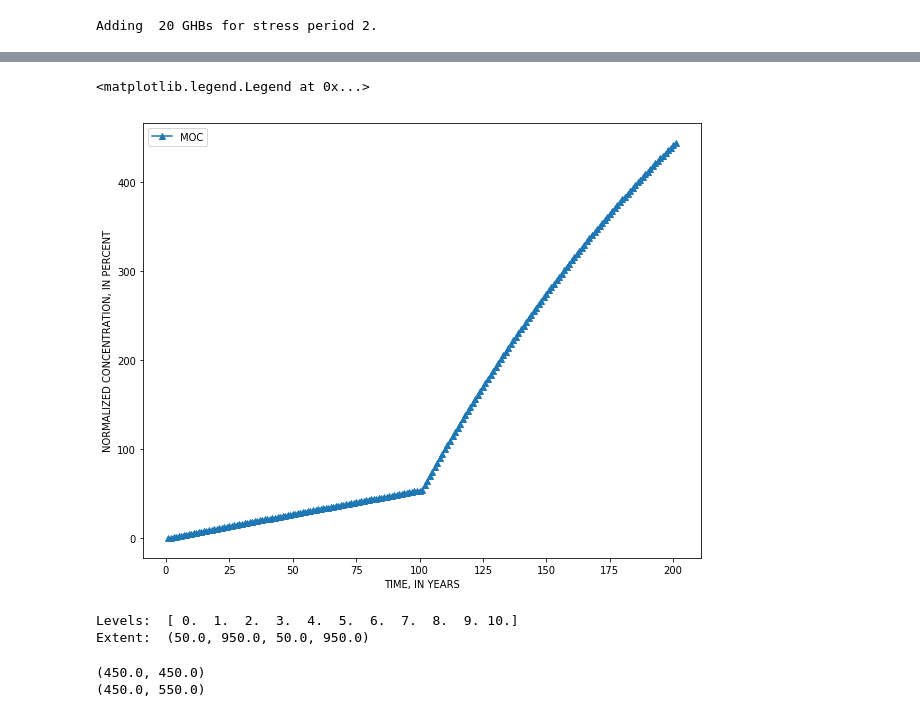
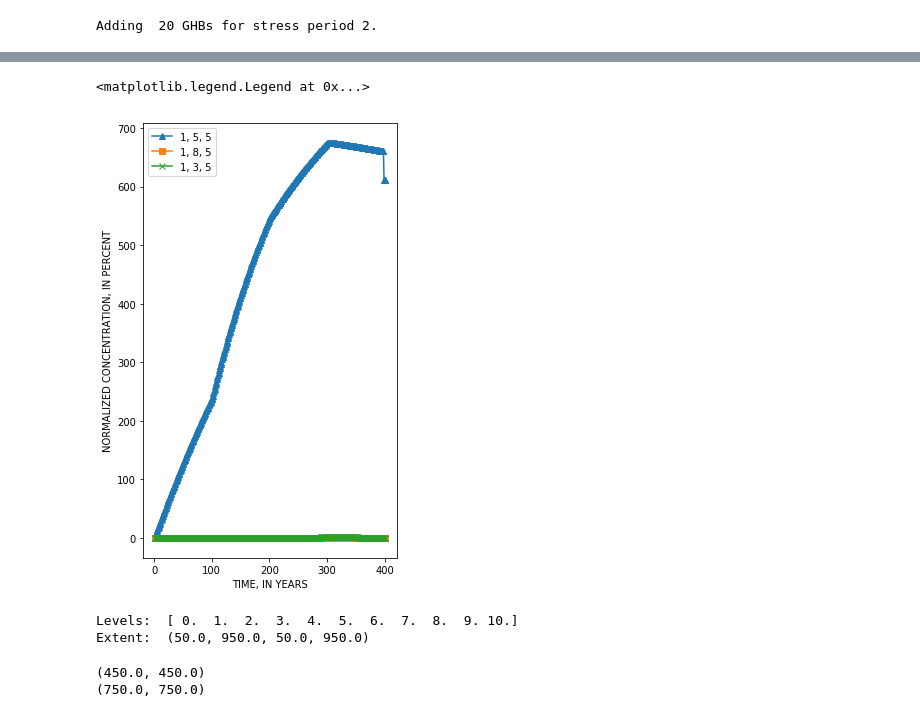
Before and after one commit to chelspeters7/DelawareStream, a Jupyter notebook: FloPy/Tutorial 02 with MT3DMS.ipynb, the cells around one changed output, grey strips where cells are left out. Drawn from its saved outputs; the diff is of its cells as text; code cells hidden in the pictures.

Commit message:
FloPy scripting for Tutorial 2

```diff
--- a/FloPy/Tutorial 02 with MT3DMS.ipynb
+++ b/FloPy/Tutorial 02 with MT3DMS.ipynb
@@ -16,8 +16,7 @@ wspath = 'D:/Chelsea/Projects/DelawareStream/FloPy/Tutorial02wMT3DMS/'
 if not os.path.exists(ws): #make sure workspace directory exists
     os.makedirs(ws)
 name = 'Tutorial02wMT3DMS'
-modelname = 'Tutorial02wMT3DMS'
-exe_name = os.path.abspath('D:/Chelsea/Projects/DelawareStream/Script/Executables/mf2005')
+exe_name_mf = os.path.abspath('D:/Chelsea/Projects/DelawareStream/Script/Executables/mf2005')
 exe_name_mt = os.path.abspath('D:/Chelsea/Projects/DelawareStream/Script/Executables/mt3dms')
 # %%
 # Model domain and grid definition
@@ -53,12 +55,11 @@ steady = [True, False, False] #transient or steady state
 # %%
 # FloPy objects
-mf = flopy.modflow.Modflow(modelname=name, model_ws=ws, exe_name=exe_name)
+mf = flopy.modflow.Modflow(modelname=name, model_ws=ws, exe_name=exe_name_mf)
 # Creates Discretization File, which gives (1) the number of rows, columns and layers, (2) the cell sizes,
 # (3) the presence of Quasi-3D confining beds, and (4) the time discretization.
 dis = flopy.modflow.ModflowDis(mf, nlay, nrow, ncol, delr=delr, delc=delc,
                                top=ztop, botm=botm[1:], #ony takes the bottom... excludes the top elevation
-                               nper=nper, perlen=perlen, nstp=nstp,
-                               steady=steady)
+                               nper=nper, perlen=perlen, nstp=nstp, steady=steady)
 bas = flopy.modflow.ModflowBas(mf, ibound=ibound, strt=strt)
 # The Layer-Property Flow package is used to specify properties controlling flow between cells.
 # Ipakcb - A flag that is used to determine if cell-by-cell budget data should be saved. If ipakcb is non-zero cell-by-cell
@@ -203,5 +207,5 @@ mt.write_input()
 fname = os.path.join(wspath+'MT3D001.UCN')
 #if os.path.isfile(fname):
 #    os.remove(fname)
-mt.run_model(silent=True, pause=False, report=True, normal_msg = 'normal termination')
+mt.run_model(silent=False, pause=False, report=True, normal_msg = 'normal termination')
 # %% [output]
@@ -278,26 +284,24 @@ array([  0.     ,   0.55522,   1.1101 ,   1.6646 ,   2.2189 ,   2.7727 ,
 # %%
 fig = plt.figure(figsize=(10, 8))
-ax = fig.add_subplot(1, 1, 1)
+ax = fig.add_subplot(1, 2, 1)
 #mf, mt, conc, cvt, mvt   = p06('p06', 1, 56.25)
 x = cvt['time']
 y = cvt['(1, 5, 5)']
-ax.plot(x, y, label='MOC', marker='^')
+ax.plot(x, y, label='1, 5, 5', marker='^')
 
-#mf, mt, conc, cvt, mvt = p06('p06', -1, 56.25)
-#x = cvt['time'] / 365.
-#y = cvt['(1, 16, 16)']
-#ax.plot(x, y, label='ULTIMATE', marker='s')
+x = cvt['time']
+y = cvt['(1, 8, 5)']
+ax.plot(x, y, label='1, 8, 5', marker='s')
 
-#mf, mt, conc, cvt, mvt = p06('p06', 0, 56.25)
-#x = cvt['time'] / 365.
-#y = cvt['(1, 16, 16)']
-#ax.plot(x, y, label='Upstream FD', marker='x')
+x = cvt['time']
+y = cvt['(1, 3, 5)']
+ax.plot(x, y, label='1, 3, 5', marker='x')
 
 #plt.xlim(0, 10)
 #plt.ylim(0, 100.0)
 plt.xlabel('TIME, IN YEARS')
 plt.ylabel('NORMALIZED CONCENTRATION, IN PERCENT')
 plt.legend()
 # %% [output]
 <matplotlib.legend.Legend at 0x...>
-[figure, old version]
+[figure, new version]
@@ -319,8 +318,10 @@ Extent:  (50.0, 950.0, 50.0, 950.0)
 # Well point
 wpt = ((float(ncol/2)-0.5)*delr, (float(nrow/2-1)+0.5)*delc)
 print(wpt)
-wpt = (450., 550.)
-print(wpt)
+#wpt = (450., 550.)
+#print(wpt)
+obspt = ((float(8)-0.5)*delr, (float(8-1)+0.5)*delc)
+print(obspt)
 # %% [output]
 (450.0, 450.0)
-(450.0, 550.0)
+(750.0, 750.0)
```
Also changed, not shown: parts of 15 cells of this notebook, 52 other files.
